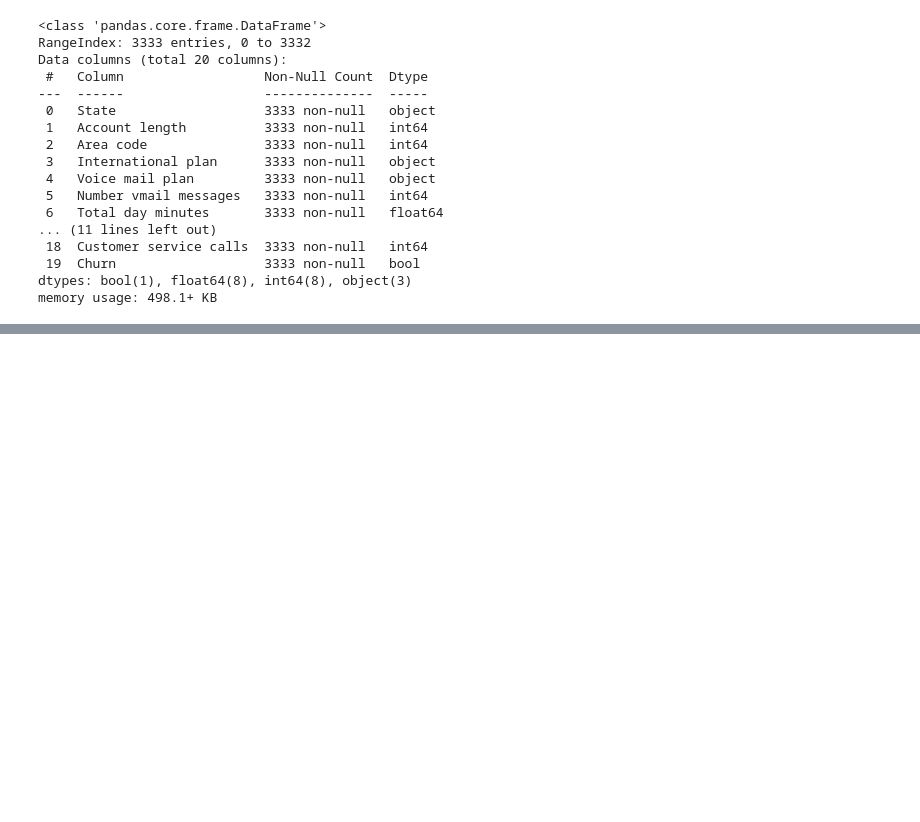
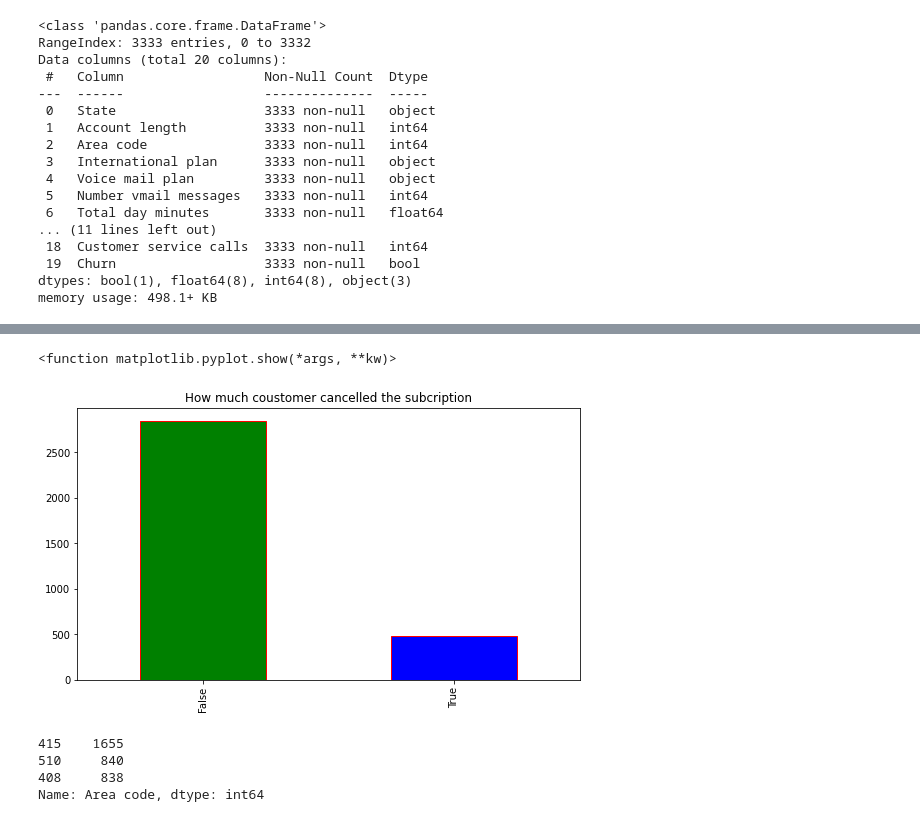
Before and after one commit to vasu122002/Telecom_Churn_Analysis, a Jupyter notebook: Telecom_Churn_Analysis_Capstone_Project.ipynb, the cells around one changed output, grey strips where cells are left out. Drawn from its saved outputs; the diff is of its cells as text; code cells hidden in the pictures; blank space fills up the shorter version.

```diff
--- a/Telecom_Churn_Analysis_Capstone_Project.ipynb
+++ b/Telecom_Churn_Analysis_Capstone_Project.ipynb
@@ -38,0 +64,16 @@ memory usage: 498.1+ KB
+# %%
+# check the number of customer cancelled the subscription
+plt.figure(figsize  = (9,5))
+data['Churn'].value_counts().plot(kind  = 'bar',color  = ['green' , 'blue'] , edgecolor  = 'red')
+plt.title('How much coustomer cancelled the subcription')
+plt.show
+# %% [output]
+<function matplotlib.pyplot.show(*args, **kw)>
+[figure, added]
+# %%
+data['Area code'].value_counts()
+# %% [output]
+415    1655
+510     840
+408     838
+Name: Area code, dtype: int64
```
Also changed, not shown: parts of 5 cells of this notebook.
